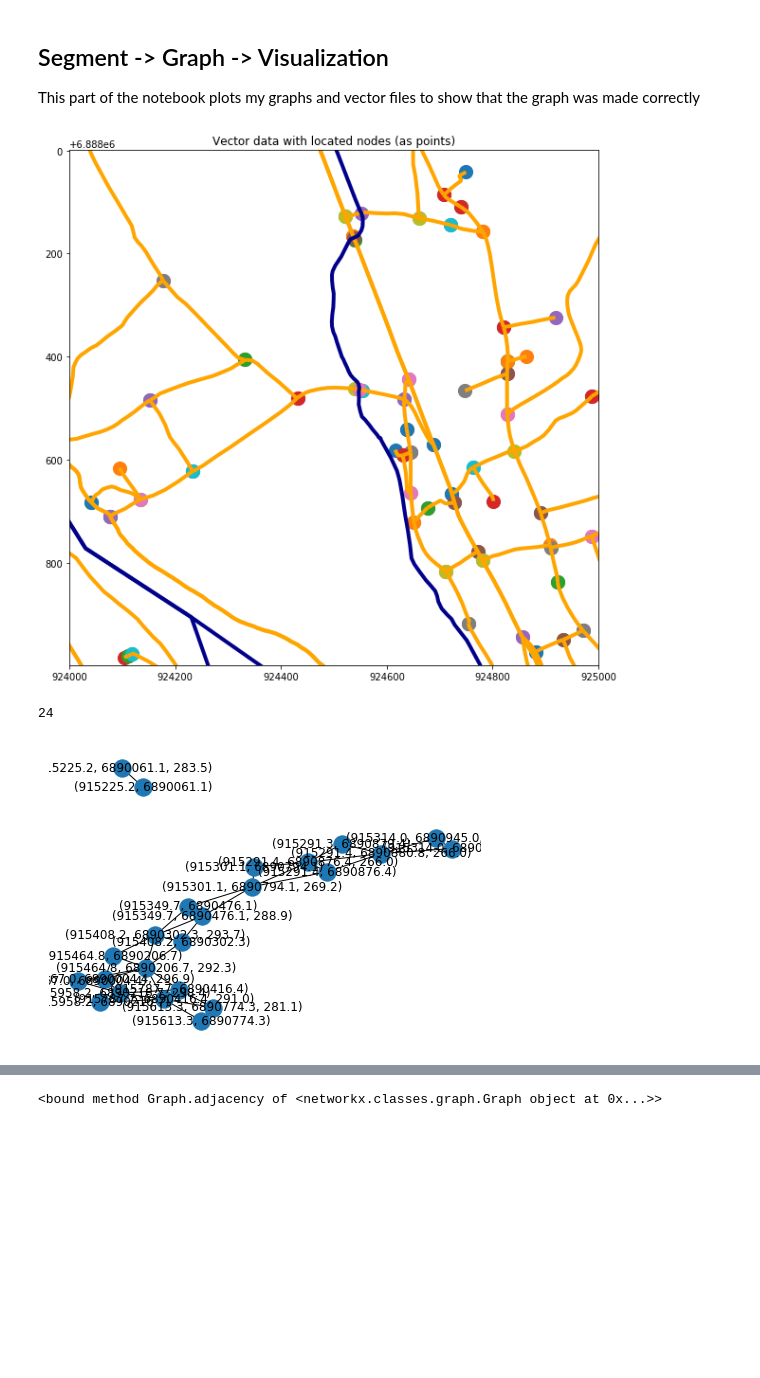
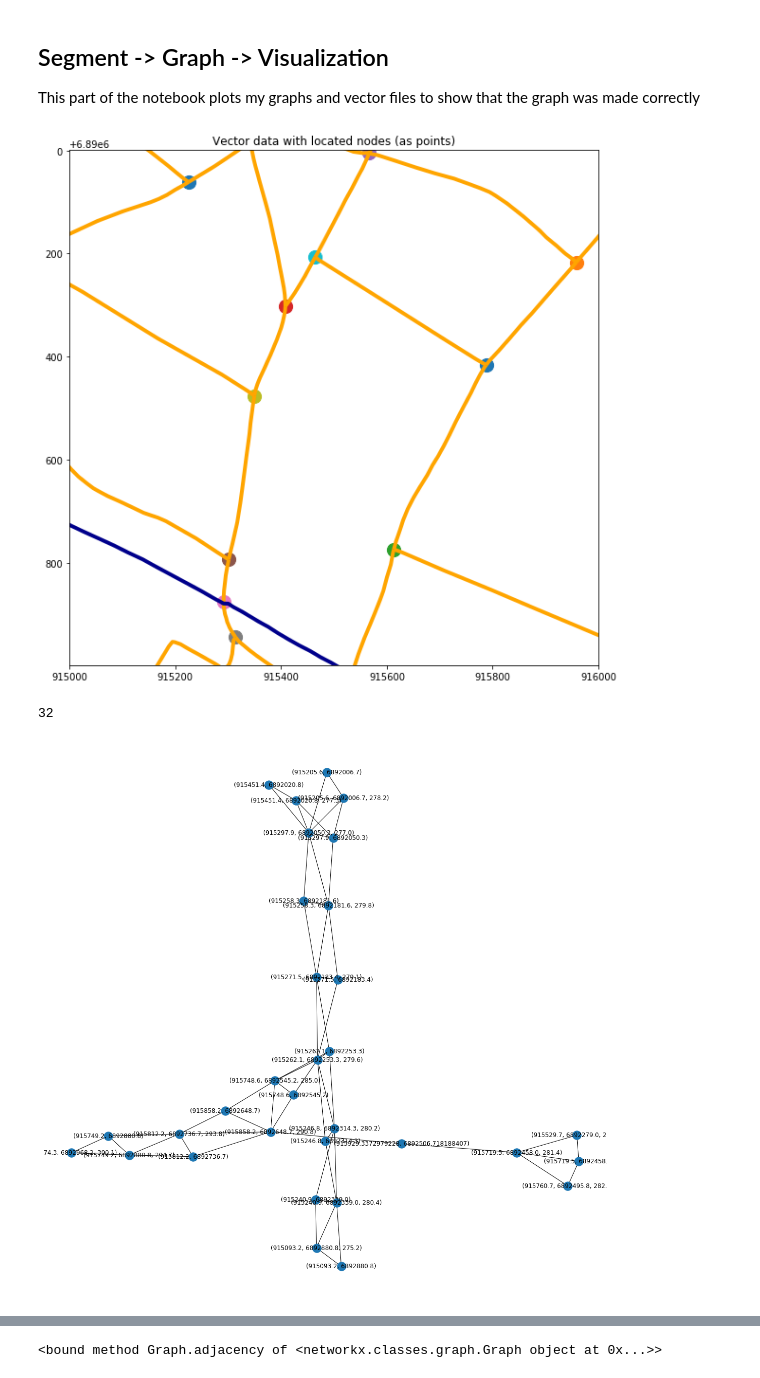
Before and after one commit to margokhokhlova/geomaps_with_pandas, a Jupyter notebook: graph_nx.ipynb, the cells around one changed output, grey strips where cells are left out. Cells and saved outputs as stored; diff of their text form; code cells hidden in the pictures; blank space fills up the shorter version.

Commit message:
fixed the extra graphs

```diff
--- a/graph_nx.ipynb
+++ b/graph_nx.ipynb
@@ -71,3 +92,27 @@ data_water.crs
 # %% [markdown]
 ## Main loop to save sub-shape files for each image
 I go through the images and save the vector data inside their boundaries as shape files
+# %%
+import math
+def remove_dublicates(list_of_points, threshold = 5):
+    #for all points find the closest ones
+    ''' remove the pair of points if the dist between them is less than a threshold'''
+    filtered_list = list_of_points.copy()
+    indexes_to_delete = []
+    for i in range(len(list_of_points)-1):
+        point1 = list_of_points[i][1] # end of the line
+        for j in range(i, len(list_of_points)):
+            point2 = list_of_points[j][0] # begining of the line
+            dist_eucl = (math.sqrt((point1[0]-point2[0]) ** 2 + (point1[1]-point2[1]) ** 2 ))
+        # now add the point to the new list only if there is no element closer than the threshold
+            if dist_eucl < threshold:
+            # merge the line in one
+                filtered_list[i][1] = filtered_list[j][1] # end of first list is now the end of the second
+                indexes_to_delete.append(list_of_points[j])
+
+    for el in indexes_to_delete:
+        try:
+            filtered_list.remove(el)
+        except ValueError:
+            continue
+    return filtered_list
@@ -74,4 +178,5 @@ I go through the images and save the vector data inside their boundaries as shap
 # %%
+#first dome setup
 def add_important_points(line1, line2, list_of_important_points, coordinates, gp_frame, shp, shp2):
     '''function ads important points from line interestections. Also, it handles different cases when line interestion is:
     a line, a line and a point, multi-lline etc'''
@@ -131,9 +236,11 @@ def create_graph(gp_frame, poly = None):
         # the geometry property here may be specific to my shapefile
         line = gp_frame['geometry'].iloc[shp] #get the line
         try:
-            list_of_important_points.append([line.coords[0],line.coords[-1], gp_frame['Nature'].iloc[shp]]) #start, end, nature
+            list_of_important_points.append([line.coords[0][:2],line.coords[-1][:2], gp_frame['Nature'].iloc[shp]]) #start (x,y), end, nature
         except:
             print('Not a line object encountered')
+    # remove near identical points here -> remove all the points which are really close to each other
+    list_of_important_points = remove_dublicates(list_of_important_points)
 
     # points crossings
     for shp in range(1, len(gp_frame)):
@@ -146,6 +253,8 @@ def create_graph(gp_frame, poly = None):
                 #check what is the type of interection and add points accordingly
                 list_of_important_points = add_important_points(line1, line2, list_of_important_points, coordinates, gp_frame, shp, shp2)
 
+
+
     # not create a graph from an edgelist
     for edge in list_of_important_points:
         if poly is not None:
@@ -166,14 +275,17 @@ for i, poly in enumerate(csv_poly):
     sg_water = all_water[all_water.geometry.intersects(poly)]  # extract segments of water
     sg_single_roads = make_single_string_object(sg_roads, poly) # remove multistrings
     sg_single_water = make_single_string_object(sg_water, poly)
-    sg_single_roads = drop_columns_and_add_one(sg_single_roads, 'roads') # remove extra columns
-    sg_single_water = drop_columns_and_add_one(sg_single_water, 'water')
+    sg_single_roads = drop_columns_and_add_one(sg_single_roads, 'roads', year=2019) # remove extra columns
+    sg_single_water = drop_columns_and_add_one(sg_single_water, 'water', year = 2019)
     combined_pd = sg_single_roads.append(sg_single_water, ignore_index= True) # in this stage I am ready to save all the sub-images
     if combined_pd.empty:
-        continue
+         G = nx.empty_graph()
     else:
         G = create_graph(gp_frame=combined_pd, poly=poly)
+        # filter graph to remove nearly dublicates
+        #G = filter_graph(G)
         #graph_dict[name] = G
-        nx.write_gpickle(G, name, protocol=4)
+    #nx.write_gpickle(G, name, protocol=4)
+    break
 # %% [output]
 D:/allegoria/topo_ortho/ING_processed_margo/moselle\57-2015-0915-6895-LA93-0M50-E080\0000_vector.gpickle
@@ -213,7 +301,7 @@ M = nx.read_gpickle(name)
 This part of the notebook plots my graphs and vector files to show that the graph was made correctly
 # %%
 # check if the nodes are correctly extracted
-for poly in csv_poly[198:199]:
+for poly in csv_poly[0:1]:
     sg_roads = all_roads[all_roads.geometry.intersects(poly)]  # extract segments of roads
     sg_water = all_water[all_water.geometry.intersects(poly)]  # extract segments of water
     fig, ax = plt.subplots(figsize=(10.0, 10.0))
@@ -221,21 +309,22 @@ for poly in csv_poly[198:199]:
         sg_roads.plot(linewidth=4.0, edgecolor='#FFA500', color='#FFA500', ax=ax)
     if not sg_water.empty:
         sg_water.plot(linewidth=4.0, edgecolor='#00008B', color='#00008B', ax=ax)
-    for n in G.nodes:
+    for n in g.nodes:
         ax.scatter(n[0],n[1], marker="o", s=200, label=str(i))
     ax.set_xlim([poly.bounds[0],poly.bounds[2]])
     ax.set_ylim([poly.bounds[3],poly.bounds[1]])
     ax.set_title("Vector data with located nodes (as points)")
 # %% [output]
-[figure, old version]
+[figure, new version]
 # %%
 ## convert to indirected G.to_indirected or view (below)
 # %%
+fig, ax = plt.subplots(figsize=(20.0, 20.0))
 nx.draw(G, with_labels = True)
 len(G)
 # %% [output]
-24
+32
-[figure, old version]
+[figure, new version]
 # %%
 nx.draw(M, with_labels = True)
 len(M)
```
Also changed, not shown: parts of 17 cells of this notebook.
